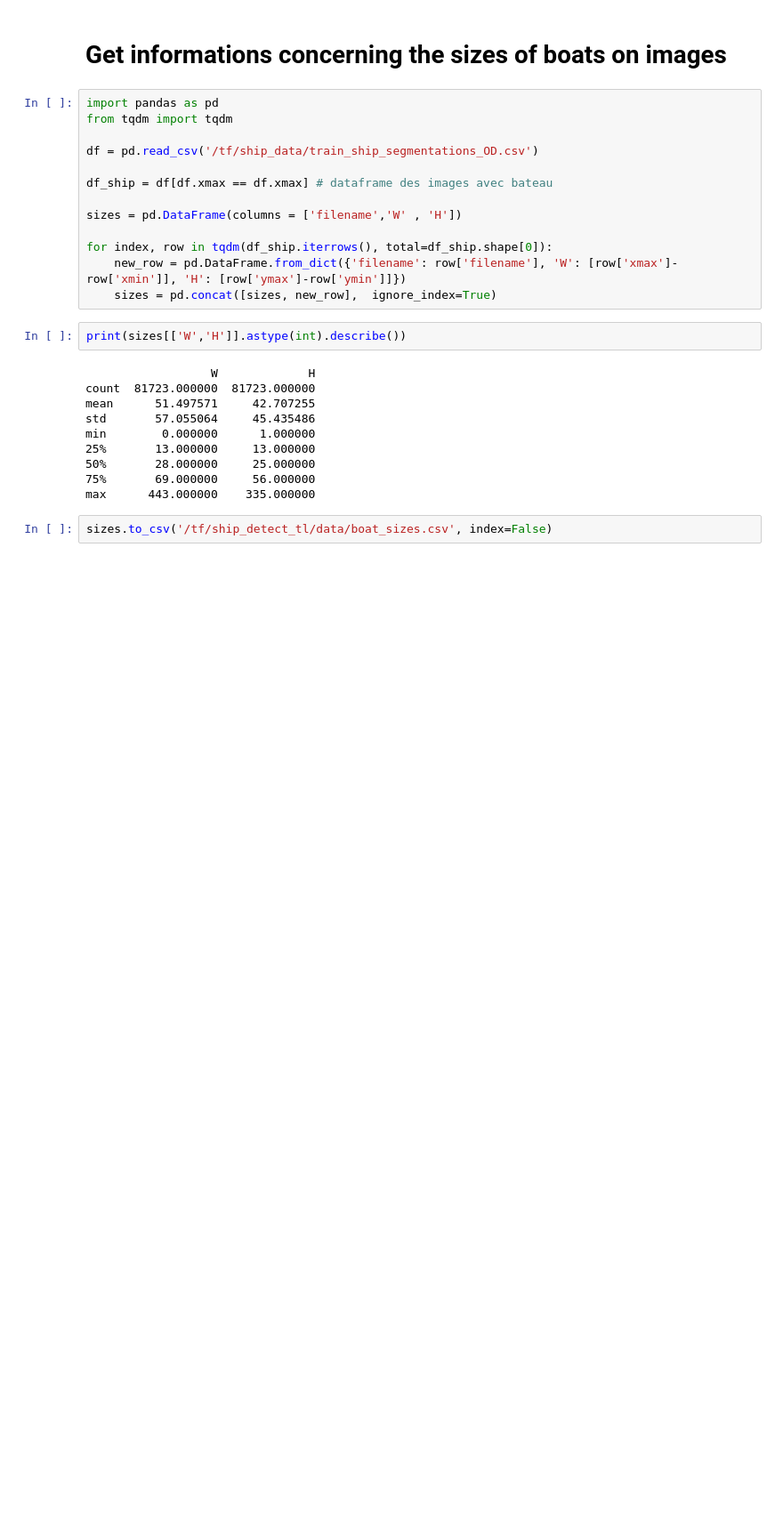
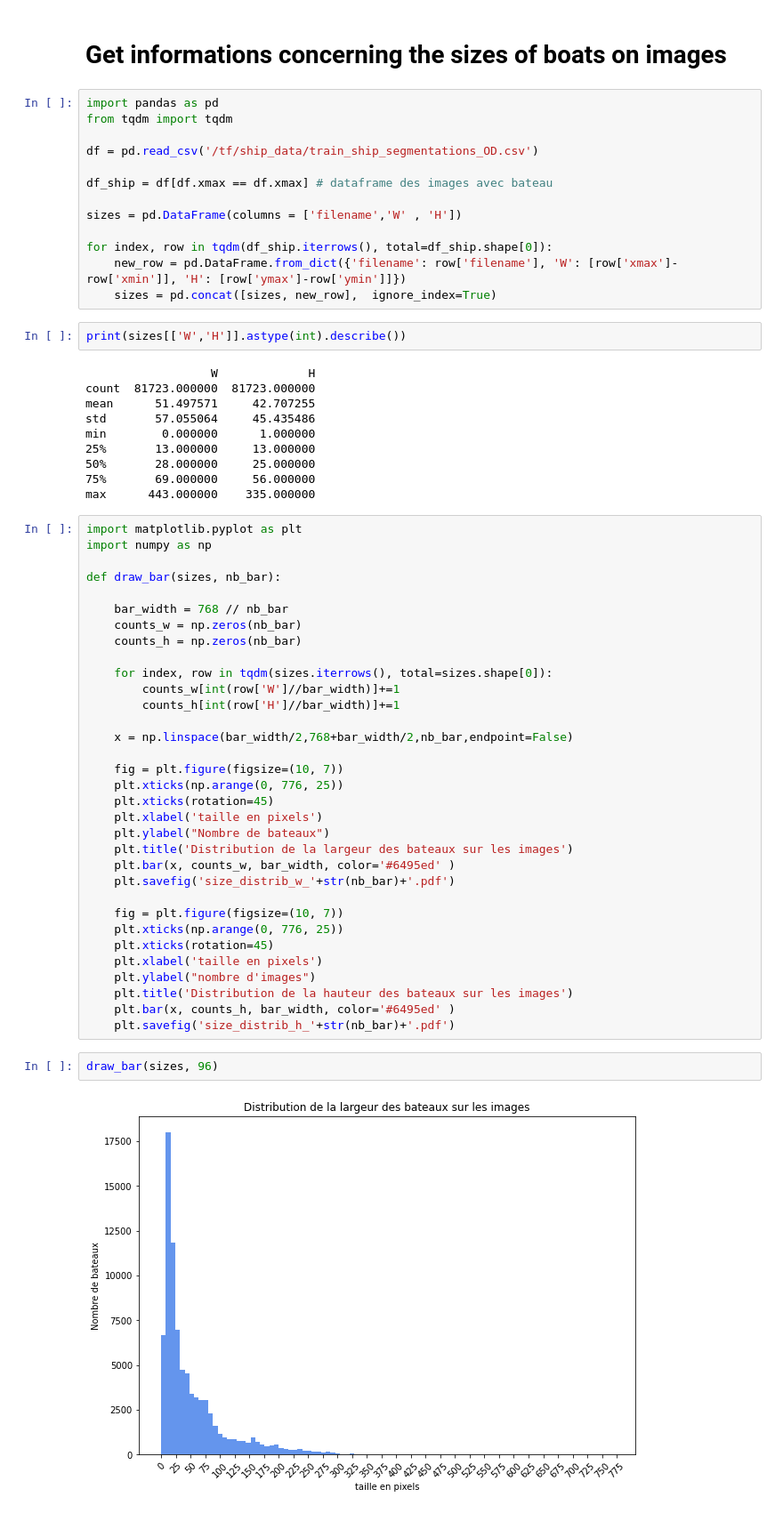
Before and after one commit to eustlb/ship-detect-tl, a Jupyter notebook: tools/data_info.ipynb, the cells around one changed output. Shown at 89% size. Saved outputs shown, nothing was run; the diff lists cells and outputs as text; blank space fills up the shorter version.

Commit message:
notebook data_info completed

```diff
--- a/tools/data_info.ipynb
+++ b/tools/data_info.ipynb
@@ -42,5 +42,40 @@ min        0.000000      1.000000
 50%       28.000000     25.000000
 75%       69.000000     56.000000
 max      443.000000    335.000000
-# %%
-sizes.to_csv('/tf/ship_detect_tl/data/boat_sizes.csv', index=False)
+# %%
+import matplotlib.pyplot as plt
+import numpy as np
+
+def draw_bar(sizes, nb_bar):
+
+    bar_width = 768 // nb_bar
+    counts_w = np.zeros(nb_bar)
+    counts_h = np.zeros(nb_bar)
+
+    for index, row in tqdm(sizes.iterrows(), total=sizes.shape[0]):
+        counts_w[int(row['W']//bar_width)]+=1
+        counts_h[int(row['H']//bar_width)]+=1
+
+    x = np.linspace(bar_width/2,768+bar_width/2,nb_bar,endpoint=False)
+
+    fig = plt.figure(figsize=(10, 7))
+    plt.xticks(np.arange(0, 776, 25))
+    plt.xticks(rotation=45)
+    plt.xlabel('taille en pixels')
+    plt.ylabel("Nombre de bateaux")
+    plt.title('Distribution de la largeur des bateaux sur les images')
+    plt.bar(x, counts_w, bar_width, color='#6495ed' )
+    plt.savefig('size_distrib_w_'+str(nb_bar)+'.pdf')
+
+    fig = plt.figure(figsize=(10, 7))
+    plt.xticks(np.arange(0, 776, 25))
+    plt.xticks(rotation=45)
+    plt.xlabel('taille en pixels')
+    plt.ylabel("nombre d'images")
+    plt.title('Distribution de la hauteur des bateaux sur les images')
+    plt.bar(x, counts_h, bar_width, color='#6495ed' )
+    plt.savefig('size_distrib_h_'+str(nb_bar)+'.pdf')
+# %%
+draw_bar(sizes, 96)
+# %% [output]
+[figure, added]
```
Also changed, not shown: parts of 1 cell of this notebook, 4 other files.
